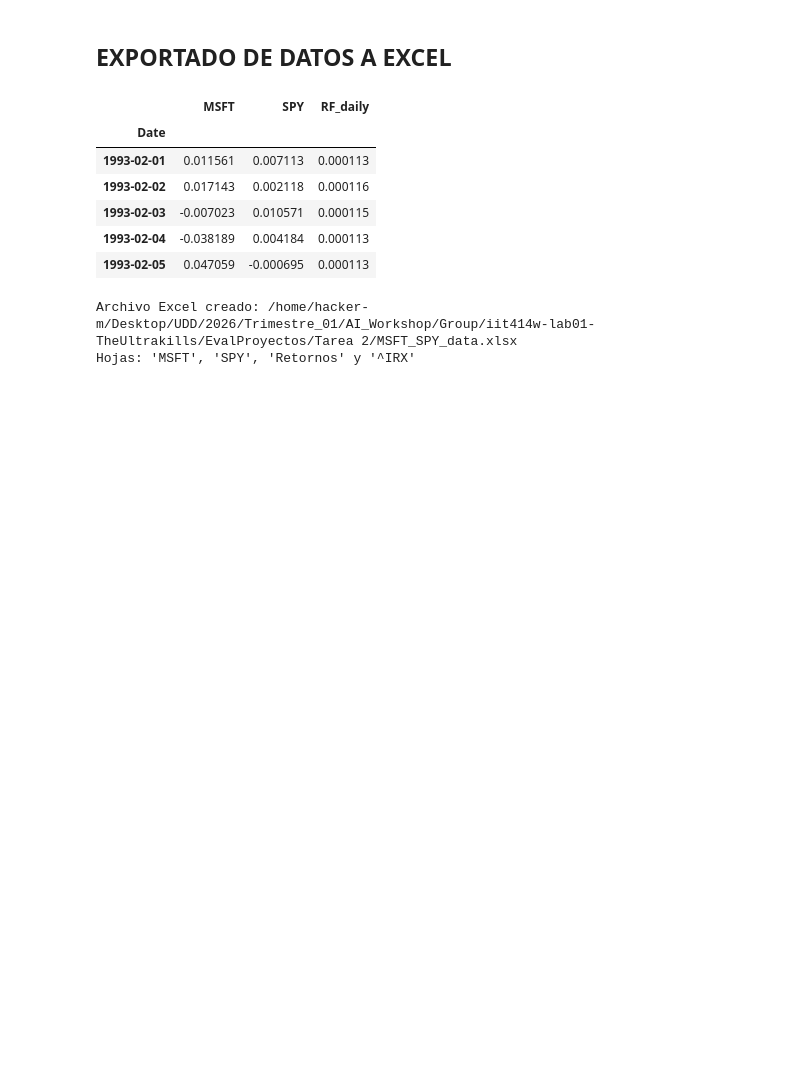
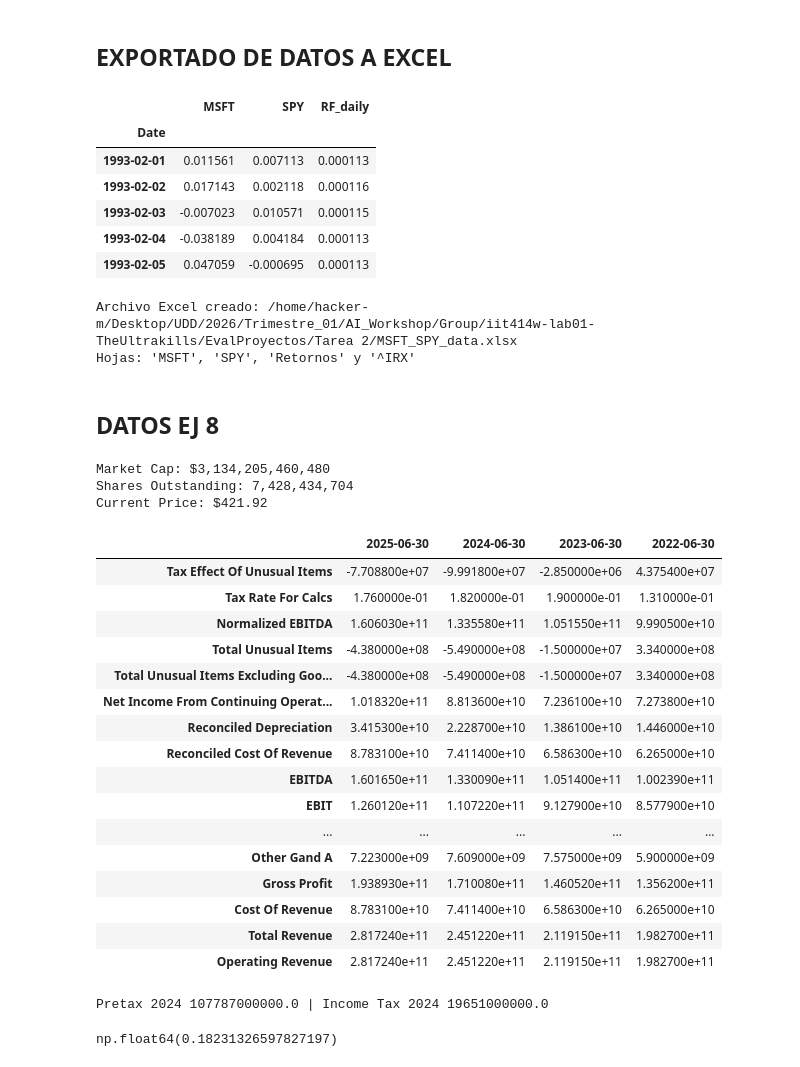
Before and after one commit to Gottch7897/iit414w-lab01-TheUltrakills, a Jupyter notebook: EvalProyectos/Tarea 2/tarea.ipynb, the cells around one changed output. Drawn from its saved outputs; the diff is of its cells as text; code cells hidden in the pictures; blank space fills up the shorter version.

```diff
--- a/EvalProyectos/Tarea 2/tarea.ipynb
+++ b/EvalProyectos/Tarea 2/tarea.ipynb
@@ -188,3 +188,57 @@ print(f"Hojas: 'MSFT', 'SPY', 'Retornos' y '^IRX' ")
 # %% [output]
 Archivo Excel creado: /home/hacker-m/Desktop/UDD/2026/Trimestre_01/AI_Workshop/Group/iit414w-lab01-TheUltrakills/EvalProyectos/Tarea 2/MSFT_SPY_data.xlsx
 Hojas: 'MSFT', 'SPY', 'Retornos' y '^IRX'
+# %% [markdown]
+## DATOS EJ 8
+# %%
+import yfinance as yf
+
+ticker = yf.Ticker("MSFT")
+info = ticker.info
+
+market_cap = info['marketCap']  # Valor de mercado del equity
+shares_outstanding = info['sharesOutstanding']  # Acciones en circulación
+current_price = info['currentPrice']  # Precio actual
+
+print(f"Market Cap: ${market_cap:,}")
+print(f"Shares Outstanding: {shares_outstanding:,}")
+print(f"Current Price: ${current_price}")
+# %% [output]
+Market Cap: $3,134,205,460,480
+Shares Outstanding: 7,428,434,704
+Current Price: $421.92
+# %%
+financials
+# %% [output]
+|  | 2025-06-30 | 2024-06-30 | 2023-06-30 | 2022-06-30 |
+| Tax Effect Of Unusual Items | -7.708800e+07 | -9.991800e+07 | -2.850000e+06 | 4.375400e+07 |
+| Tax Rate For Calcs | 1.760000e-01 | 1.820000e-01 | 1.900000e-01 | 1.310000e-01 |
+| Normalized EBITDA | 1.606030e+11 | 1.335580e+11 | 1.051550e+11 | 9.990500e+10 |
+| Total Unusual Items | -4.380000e+08 | -5.490000e+08 | -1.500000e+07 | 3.340000e+08 |
+| Total Unusual Items Excluding Goo... | -4.380000e+08 | -5.490000e+08 | -1.500000e+07 | 3.340000e+08 |
+| Net Income From Continuing Operat... | 1.018320e+11 | 8.813600e+10 | 7.236100e+10 | 7.273800e+10 |
+| Reconciled Depreciation | 3.415300e+10 | 2.228700e+10 | 1.386100e+10 | 1.446000e+10 |
+| Reconciled Cost Of Revenue | 8.783100e+10 | 7.411400e+10 | 6.586300e+10 | 6.265000e+10 |
+| EBITDA | 1.601650e+11 | 1.330090e+11 | 1.051400e+11 | 1.002390e+11 |
+| EBIT | 1.260120e+11 | 1.107220e+11 | 9.127900e+10 | 8.577900e+10 |
+| ... | ... | ... | ... | ... |
+| Other Gand A | 7.223000e+09 | 7.609000e+09 | 7.575000e+09 | 5.900000e+09 |
+| Gross Profit | 1.938930e+11 | 1.710080e+11 | 1.460520e+11 | 1.356200e+11 |
+| Cost Of Revenue | 8.783100e+10 | 7.411400e+10 | 6.586300e+10 | 6.265000e+10 |
+| Total Revenue | 2.817240e+11 | 2.451220e+11 | 2.119150e+11 | 1.982700e+11 |
+| Operating Revenue | 2.817240e+11 | 2.451220e+11 | 2.119150e+11 | 1.982700e+11 |
+# %%
+# Income statement
+financials = ticker.financials  # O ticker.financials para anual
+financials_2024 = financials["2024-06-30"]
+
+pretax_2024 = financials_2024["Pretax Income"]
+income_tax_2024 = financials_2024["Tax Provision"]
+
+# Tasa impositiva = Income Tax / Pretax Income
+print(f"Pretax 2024 {pretax_2024} | Income Tax 2024 {income_tax_2024}")
+tasa_impositiva = income_tax_2024 / pretax_2024
+tasa_impositiva
+# %% [output]
+Pretax 2024 107787000000.0 | Income Tax 2024 19651000000.0
+np.float64(0.18231326597827197)
```
Also changed, not shown: parts of 1 cell of this notebook, 1 other file.
